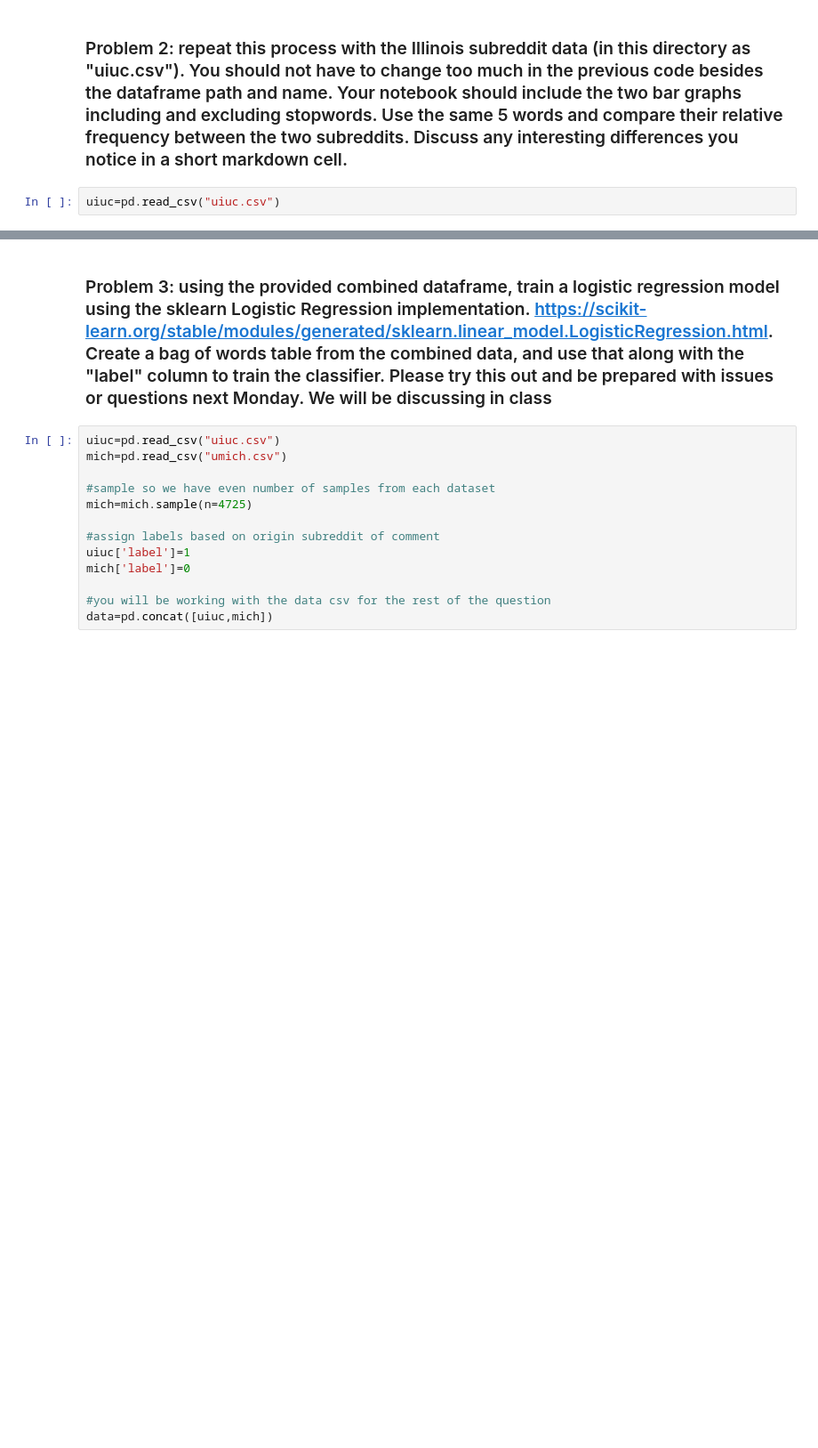
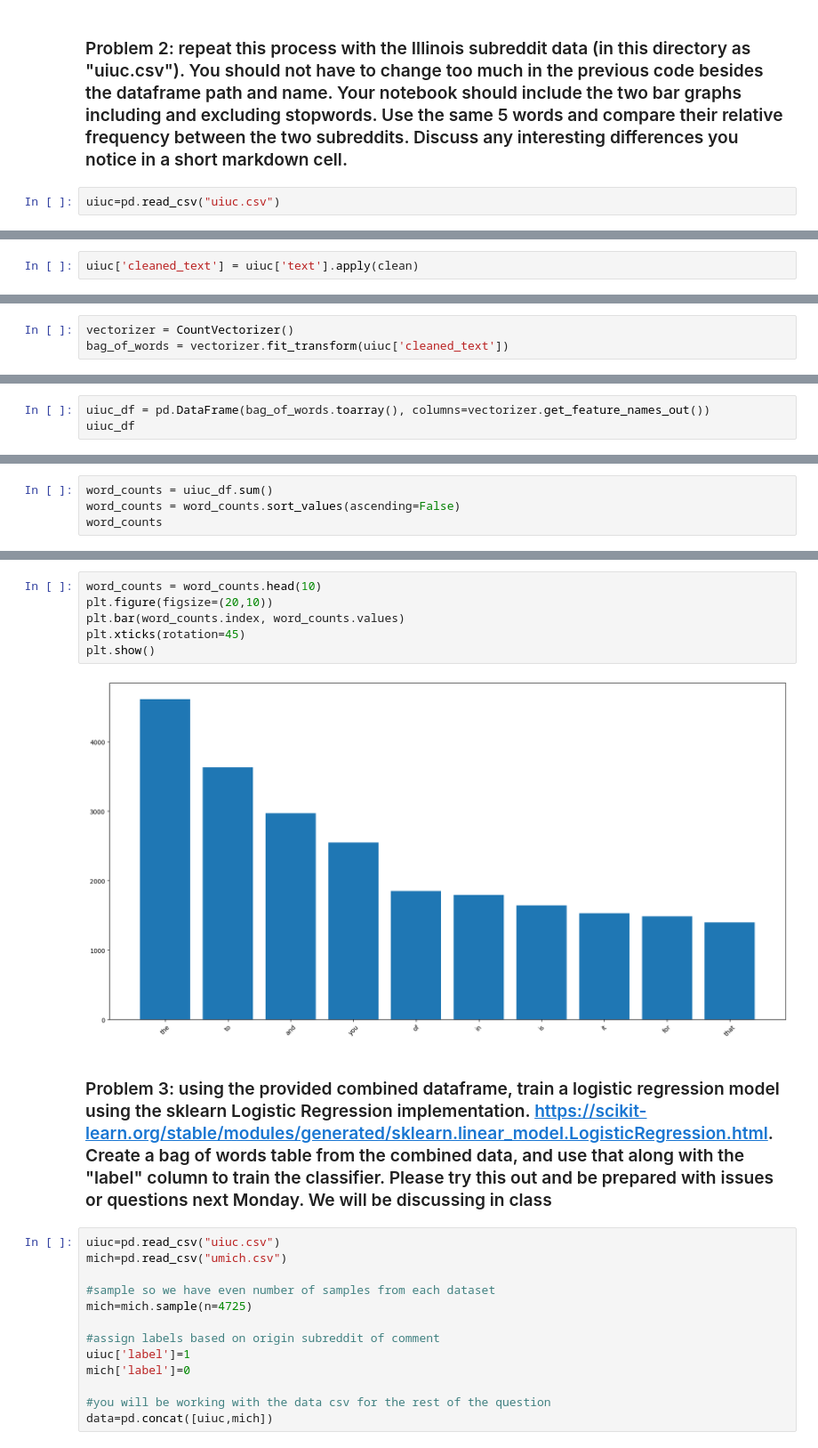
Before and after one commit to saysay2/project1-counting-words, a Jupyter notebook: project1.ipynb, the cells around one changed output, grey strips where cells are left out. Shown at 89% size. Cells and saved outputs as stored; diff of their text form; blank space fills up the shorter version.

```diff
--- a/project1.ipynb
+++ b/project1.ipynb
@@ -296,0 +322,2 @@ uiuc=pd.read_csv("uiuc.csv")
+# %%
+uiuc['cleaned_text'] = uiuc['text'].apply(clean)
@@ -296,0 +332,3 @@ uiuc=pd.read_csv("uiuc.csv")
+# %%
+vectorizer = CountVectorizer()
+bag_of_words = vectorizer.fit_transform(uiuc['cleaned_text'])
@@ -296,0 +340,3 @@ uiuc=pd.read_csv("uiuc.csv")
+# %%
+uiuc_df = pd.DataFrame(bag_of_words.toarray(), columns=vectorizer.get_feature_names_out())
+uiuc_df
@@ -296,0 +357,4 @@ uiuc=pd.read_csv("uiuc.csv")
+# %%
+word_counts = uiuc_df.sum()
+word_counts = word_counts.sort_values(ascending=False)
+word_counts
@@ -297,3 +374,11 @@ uiuc=pd.read_csv("uiuc.csv")
+# %%
+word_counts = word_counts.head(10)
+plt.figure(figsize=(20,10))
+plt.bar(word_counts.index, word_counts.values)
+plt.xticks(rotation=45)
+plt.show()
+# %% [output]
+[figure, added]
 # %% [markdown]
 ### Problem 3: using the provided combined dataframe, train a logistic regression model using the sklearn Logistic Regression implementation. https://scikit-learn.org/stable/modules/generated/sklearn.linear_model.LogisticRegression.html. Create a bag of words table from the combined data, and use that along with the "label" column to train the classifier. Please try this out and be prepared with issues or questions next Monday. We will be discussing in class
 # %%
```
Also changed, not shown: parts of 9 cells of this notebook.
